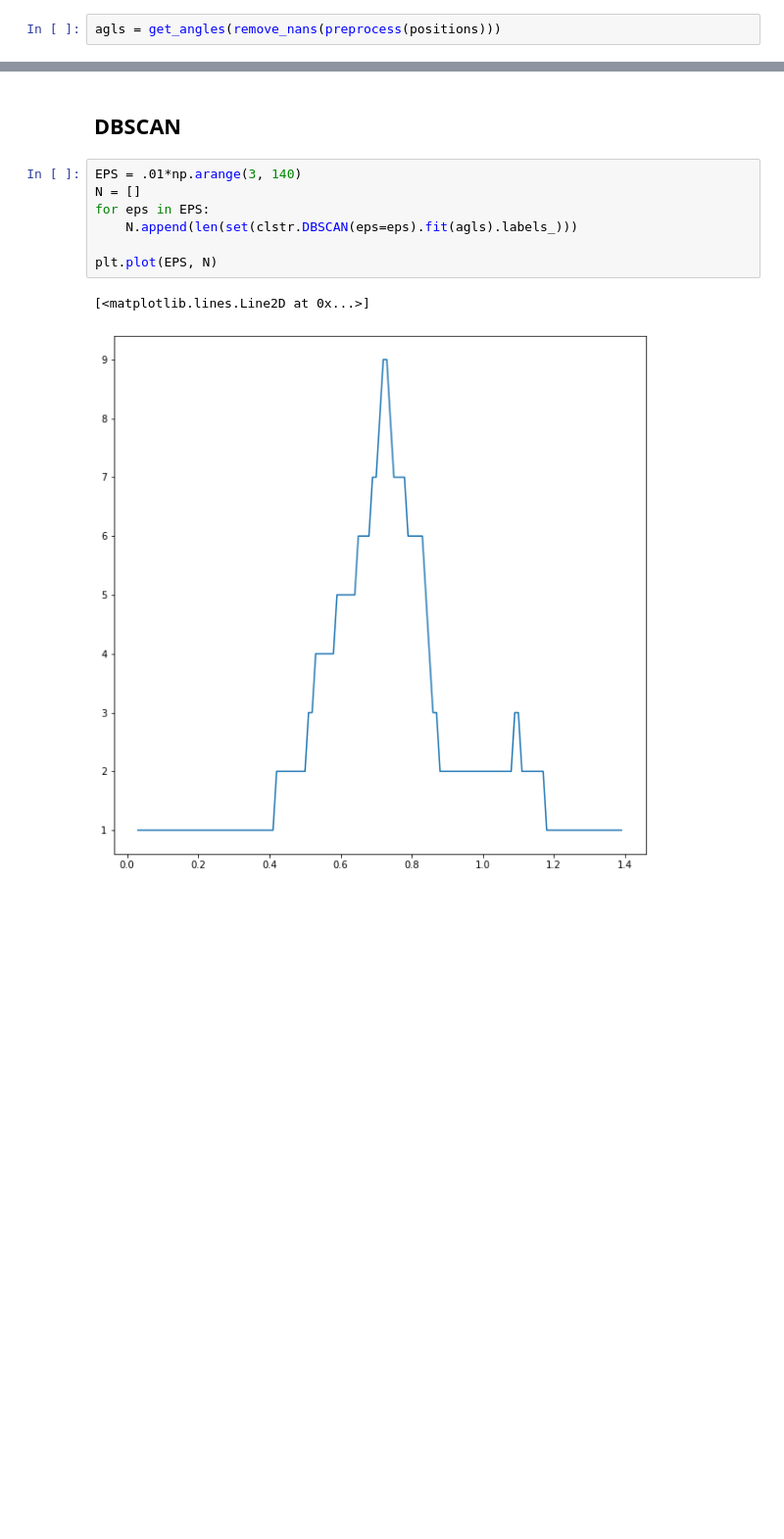
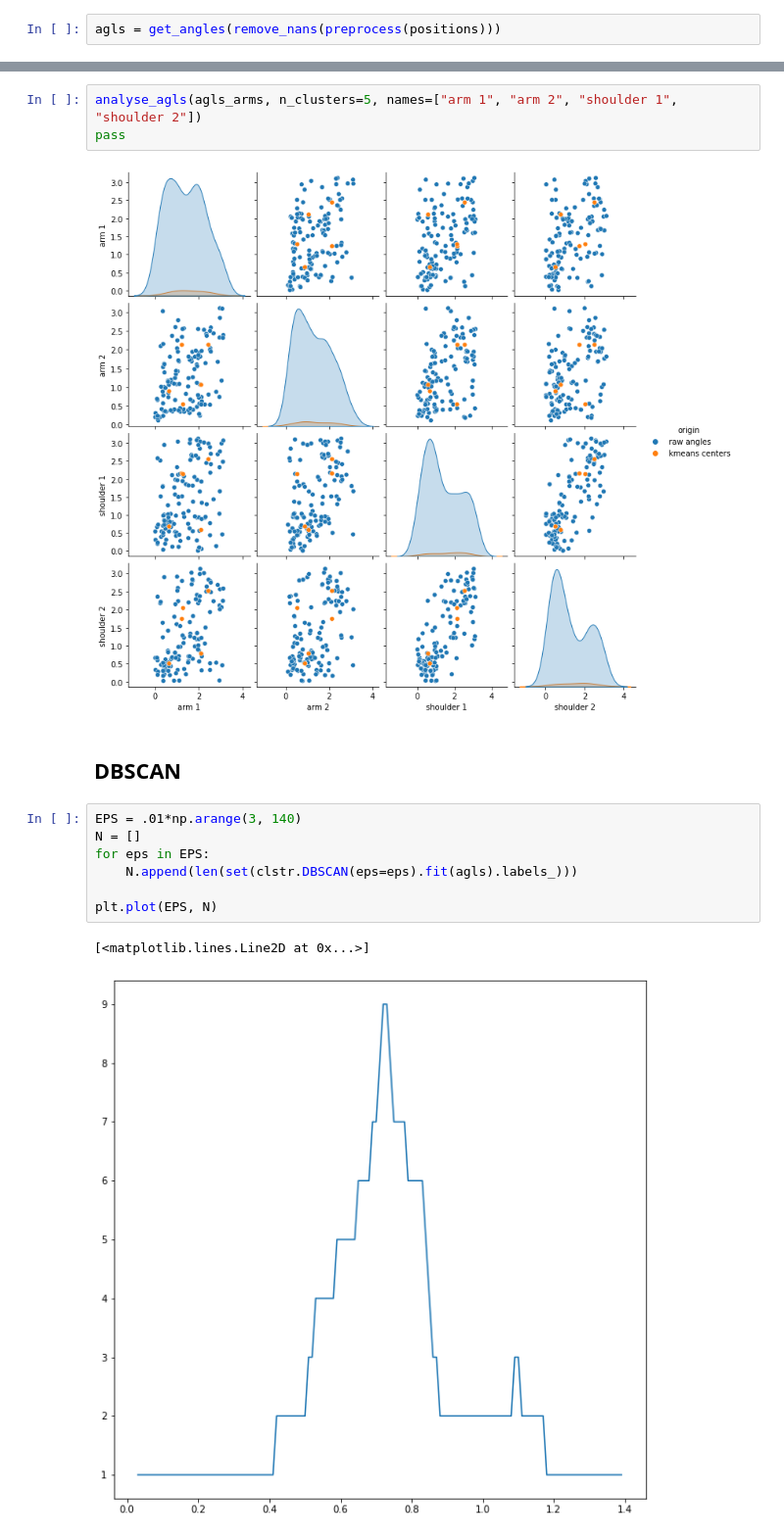
Before and after one commit to floffy-f/NSLO_DH412, a Jupyter notebook: Apsaras_analysis.ipynb, the cells around one changed output, grey strips where cells are left out. Shown at 98% size. Drawn from its saved outputs; the diff is of its cells as text; blank space fills up the shorter version.

```diff
--- a/Apsaras_analysis.ipynb
+++ b/Apsaras_analysis.ipynb
@@ -180,3 +224,8 @@ sb.pairplot(results_frame, hue='origin')
+# %%
+analyse_agls(agls_arms, n_clusters=5, names=["arm 1", "arm 2", "shoulder 1", "shoulder 2"])
+pass
+# %% [output]
+[figure, added]
 # %% [markdown]
 ## DBSCAN
 # %%
```
Also changed, not shown: parts of 10 cells of this notebook.
